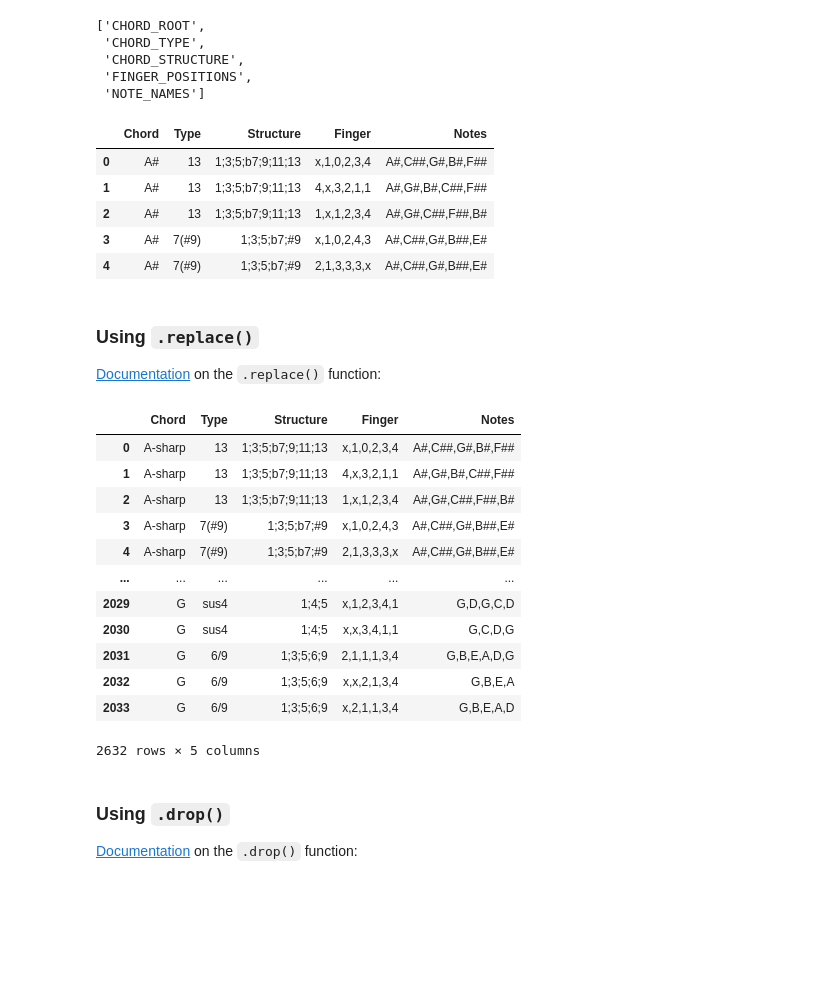
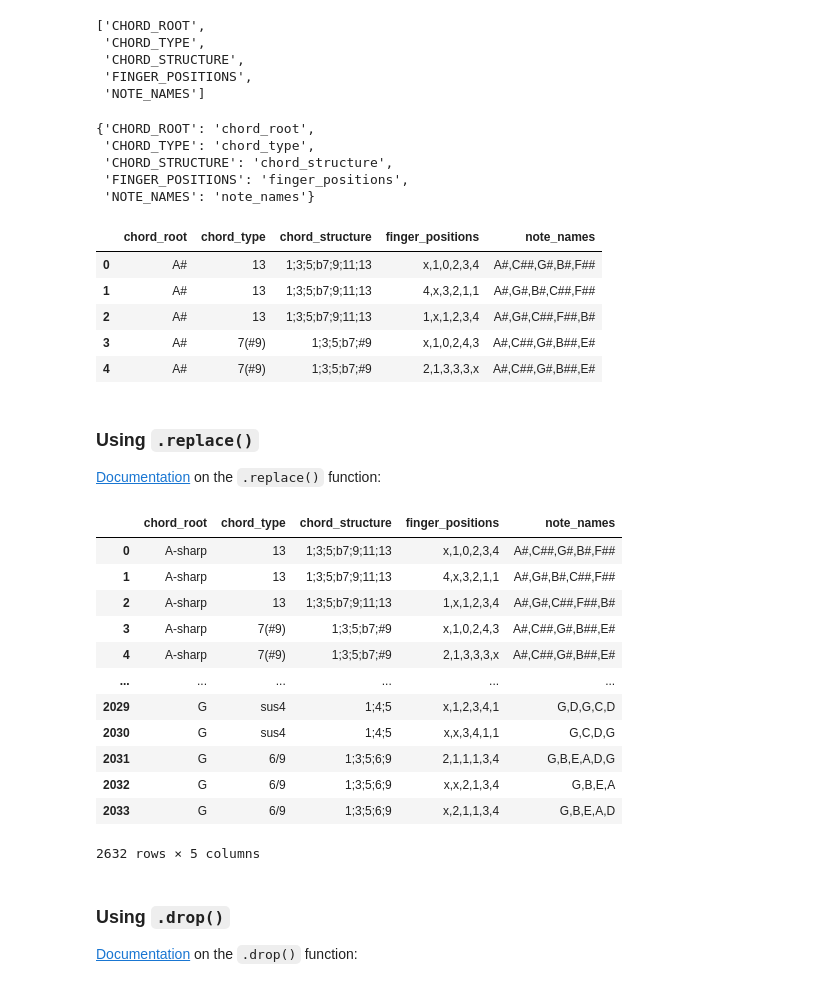
Before and after one commit to ubco-cmps/data301_course, a Jupyter notebook: notes/week05/Class5B/Class5B.ipynb, the cells around one changed output. Saved outputs shown, nothing was run; the diff lists cells and outputs as text; code cells hidden in the pictures; blank space fills up the shorter version.

Commit message:
update class notes

```diff
--- a/notes/week05/Class5B/Class5B.ipynb
+++ b/notes/week05/Class5B/Class5B.ipynb
@@ -347,13 +369,19 @@ list(chords.columns)
  'CHORD_STRUCTURE',
  'FINGER_POSITIONS',
  'NOTE_NAMES']
+# %%
+{k:k.lower() for k in list(chords.columns)}
+# %% [output]
+{'CHORD_ROOT': 'chord_root',
+ 'CHORD_TYPE': 'chord_type',
+ 'CHORD_STRUCTURE': 'chord_structure',
+ 'FINGER_POSITIONS': 'finger_positions',
+ 'NOTE_NAMES': 'note_names'}
 # %%
-chords = chords.rename(
-
-)
+chords = chords.rename(columns = {k:k.lower() for k in list(chords.columns)})
 chords.head()
 # %% [output]
-|  | Chord | Type | Structure | Finger | Notes |
+|  | chord_root | chord_type | chord_structure | finger_positions | note_names |
 | 0 | A# | 13 | 1;3;5;b7;9;11;13 | x,1,0,2,3,4 | A#,C##,G#,B#,F## |
 | 1 | A# | 13 | 1;3;5;b7;9;11;13 | 4,x,3,2,1,1 | A#,G#,B#,C##,F## |
 | 2 | A# | 13 | 1;3;5;b7;9;11;13 | 1,x,1,2,3,4 | A#,G#,C##,F##,B# |
@@ -367,7 +395,7 @@ chords.head()
 chords_cleaned = chords.replace("A#", "A-sharp")
 chords_cleaned
 # %% [output]
-|  | Chord | Type | Structure | Finger | Notes |
+|  | chord_root | chord_type | chord_structure | finger_positions | note_names |
 | 0 | A-sharp | 13 | 1;3;5;b7;9;11;13 | x,1,0,2,3,4 | A#,C##,G#,B#,F## |
 | 1 | A-sharp | 13 | 1;3;5;b7;9;11;13 | 4,x,3,2,1,1 | A#,G#,B#,C##,F## |
 | 2 | A-sharp | 13 | 1;3;5;b7;9;11;13 | 1,x,1,2,3,4 | A#,G#,C##,F##,B# |
```
Also changed, not shown: parts of 19 cells of this notebook, 1 other file.
